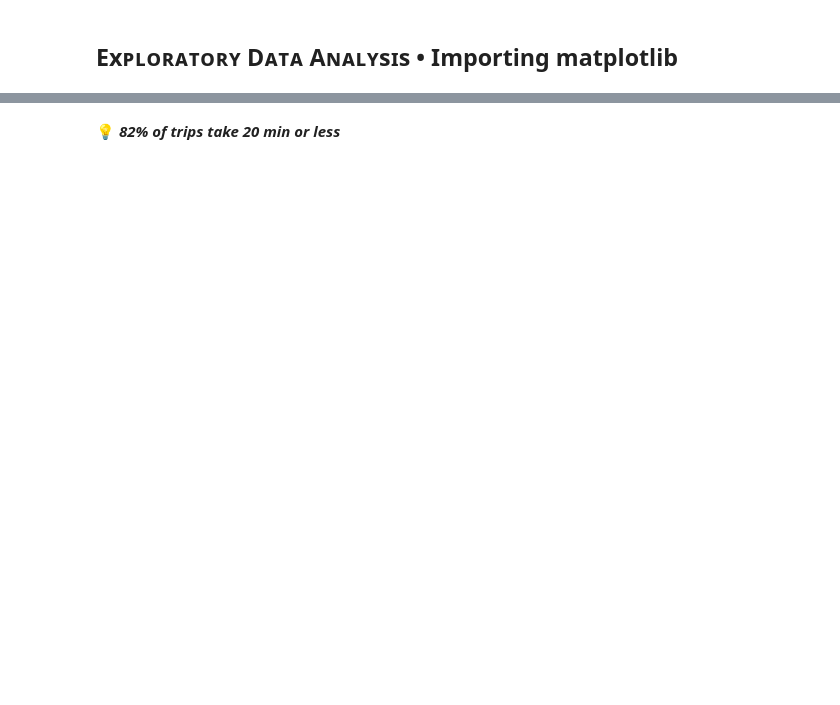
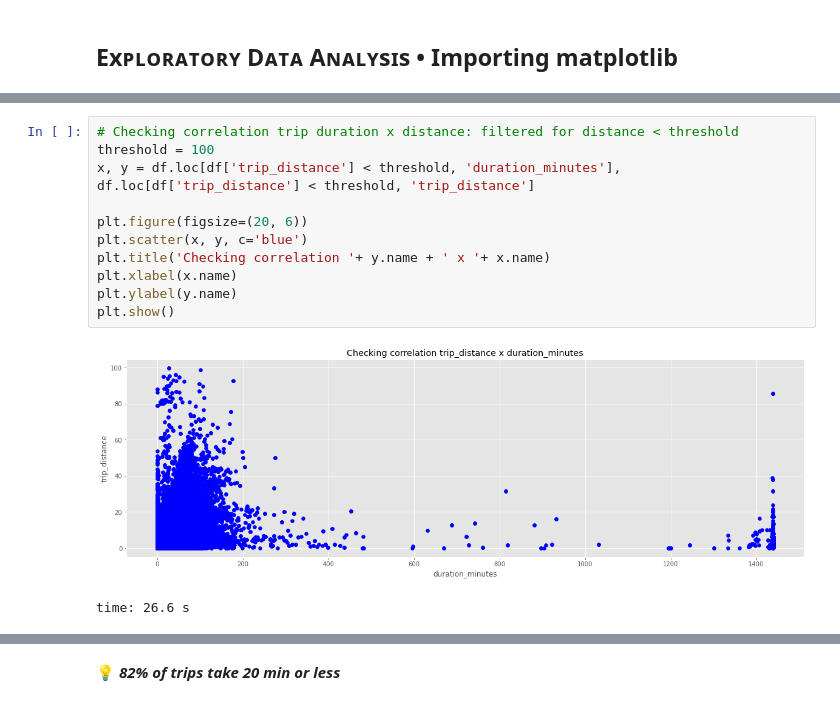
Before and after one commit to isis-santos-costa/99_Challenge, a Jupyter notebook: 99__EDA.ipynb, the cells around one changed output, grey strips where cells are left out. Drawn from its saved outputs; the diff is of its cells as text; blank space fills up the shorter version.

```diff
--- a/99__EDA.ipynb
+++ b/99__EDA.ipynb
@@ -157,0 +500,14 @@ time: 250 ms
+# %%
+# Checking correlation trip duration x distance: filtered for distance < threshold
+threshold = 100
+x, y = df.loc[df['trip_distance'] < threshold, 'duration_minutes'], df.loc[df['trip_distance'] < threshold, 'trip_distance']
+
+plt.figure(figsize=(20, 6))
+plt.scatter(x, y, c='blue')
+plt.title('Checking correlation '+ y.name + ' x '+ x.name)
+plt.xlabel(x.name)
+plt.ylabel(y.name)
+plt.show()
+# %% [output]
+[figure, added]
+time: 26.6 s
```
Also changed, not shown: parts of 236 cells of this notebook.
